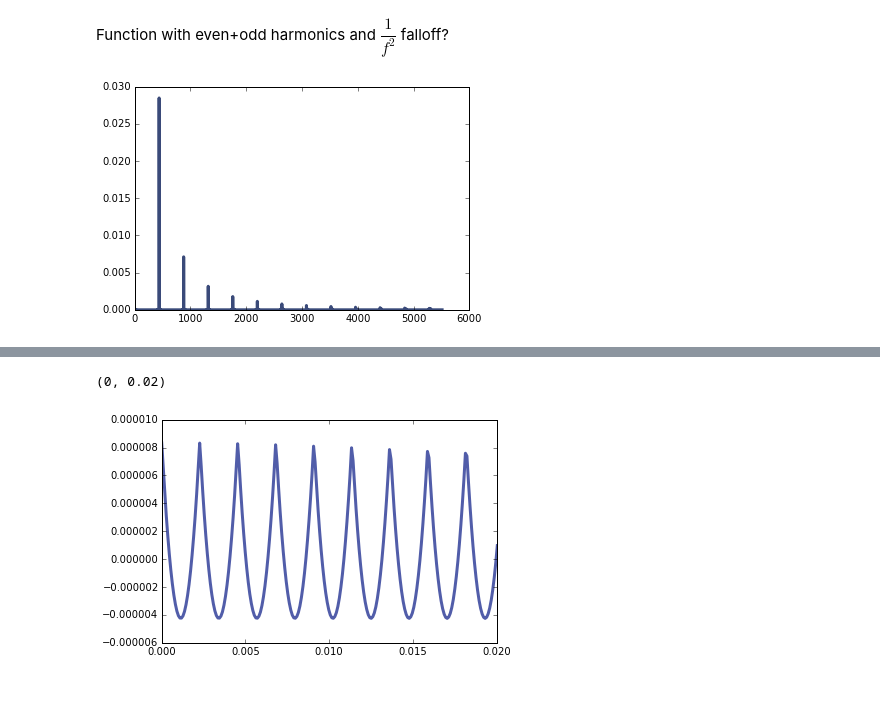
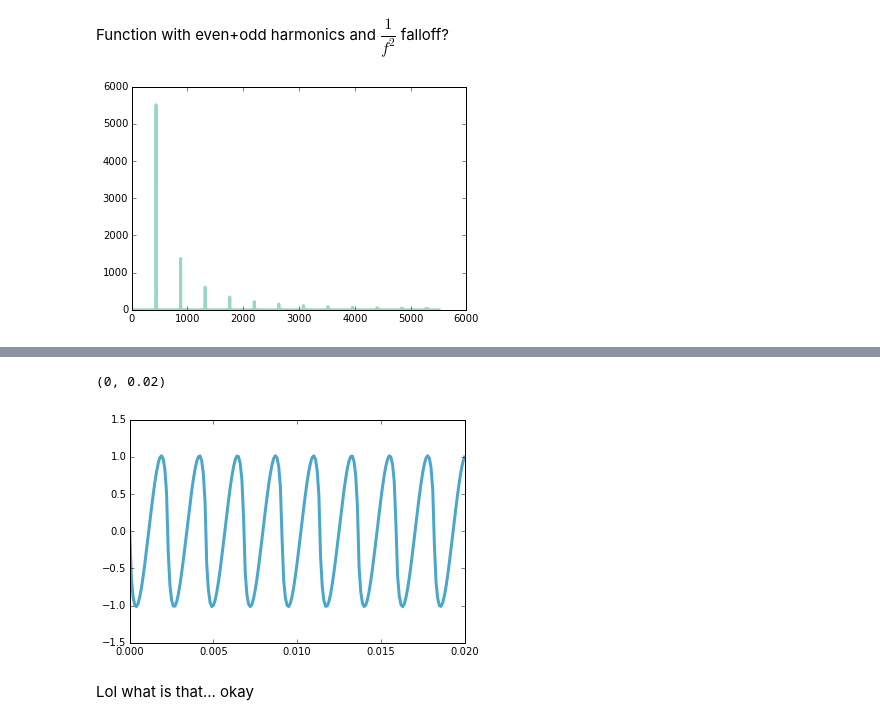
Before and after one commit to EvanDorsky/ThinkDSP, a Jupyter notebook: code/ps01.ipynb, the cells around one changed output, grey strips where cells are left out. Saved outputs shown, nothing was run; the diff lists cells and outputs as text; code cells hidden in the pictures; blank space fills up the shorter version.

```diff
--- a/code/ps01.ipynb
+++ b/code/ps01.ipynb
@@ -122,12 +124,12 @@ coS = thinkdsp.CosSignal
 fundamental = 440
 
 freq = fundamental
-mystery = coS(freq=freq, amp=1/(freq**2))
-for i in range(30):
+mystery = coS(freq=freq, amp=1, offset=3.1415926/2)
+for i in range(1, 30):
     freq += fundamental
-    mystery += coS(freq=freq, amp=1/(freq**2))
+    mystery += coS(freq=freq, amp=1/((i+1)**2), offset=3.1415926/2)
 
 mystery.make_wave().make_spectrum().plot()
 # %% [output]
-[figure, old version]
+[figure, new version]
 # %%
@@ -135,8 +137,10 @@ mystery.make_wave().make_audio()
 # %% [output]
 [interactive output not drawn]
 # %%
-mystery.make_wave().plot()
+mystery.make_wave(framerate=10000).plot()
 thinkplot.pyplot.xlim([0, .02])
 # %% [output]
 (0, 0.02)
-[figure, old version]
+[figure, new version]
+# %% [markdown]
+Lol what is that... okay
```
Also changed, not shown: parts of 5 cells of this notebook, 2 other files.
